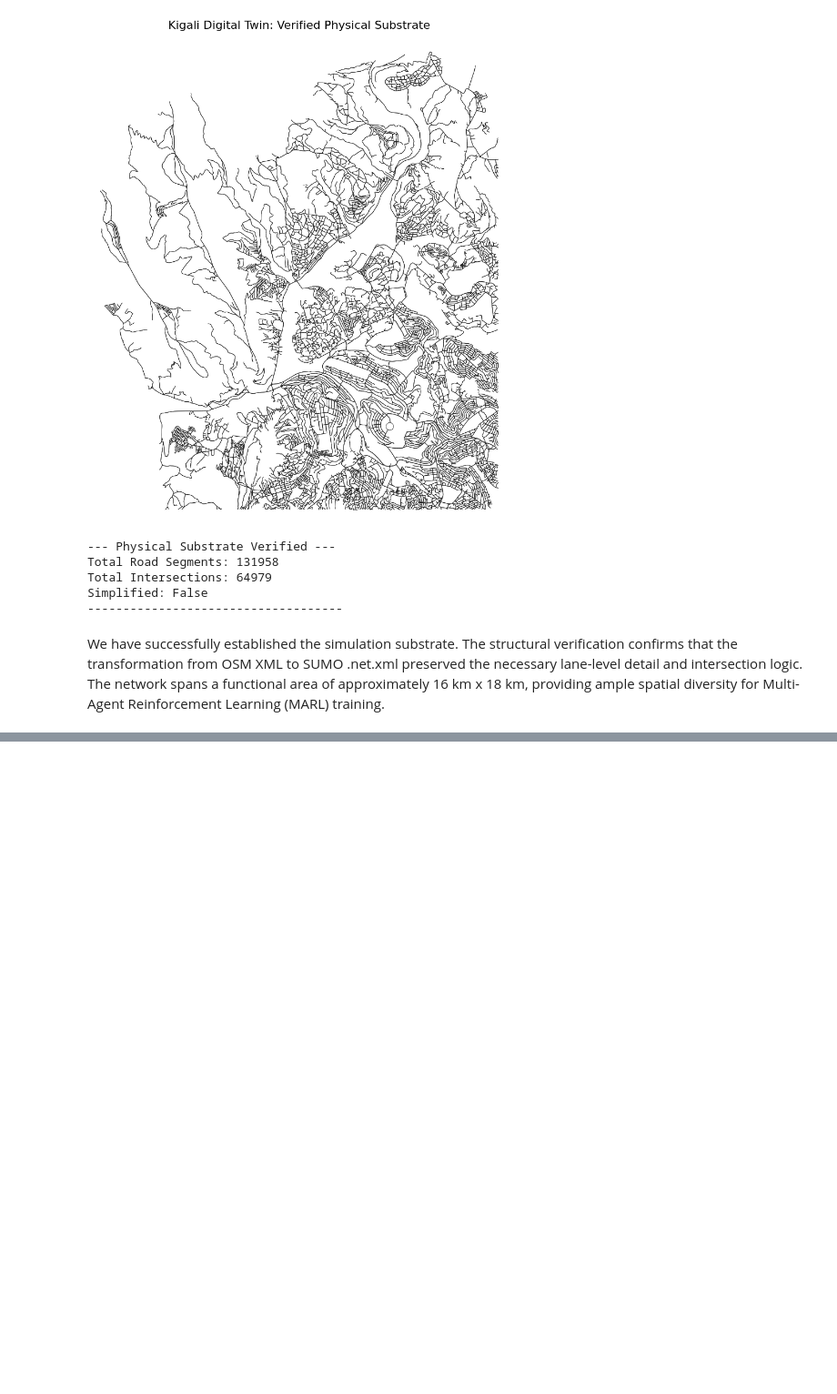
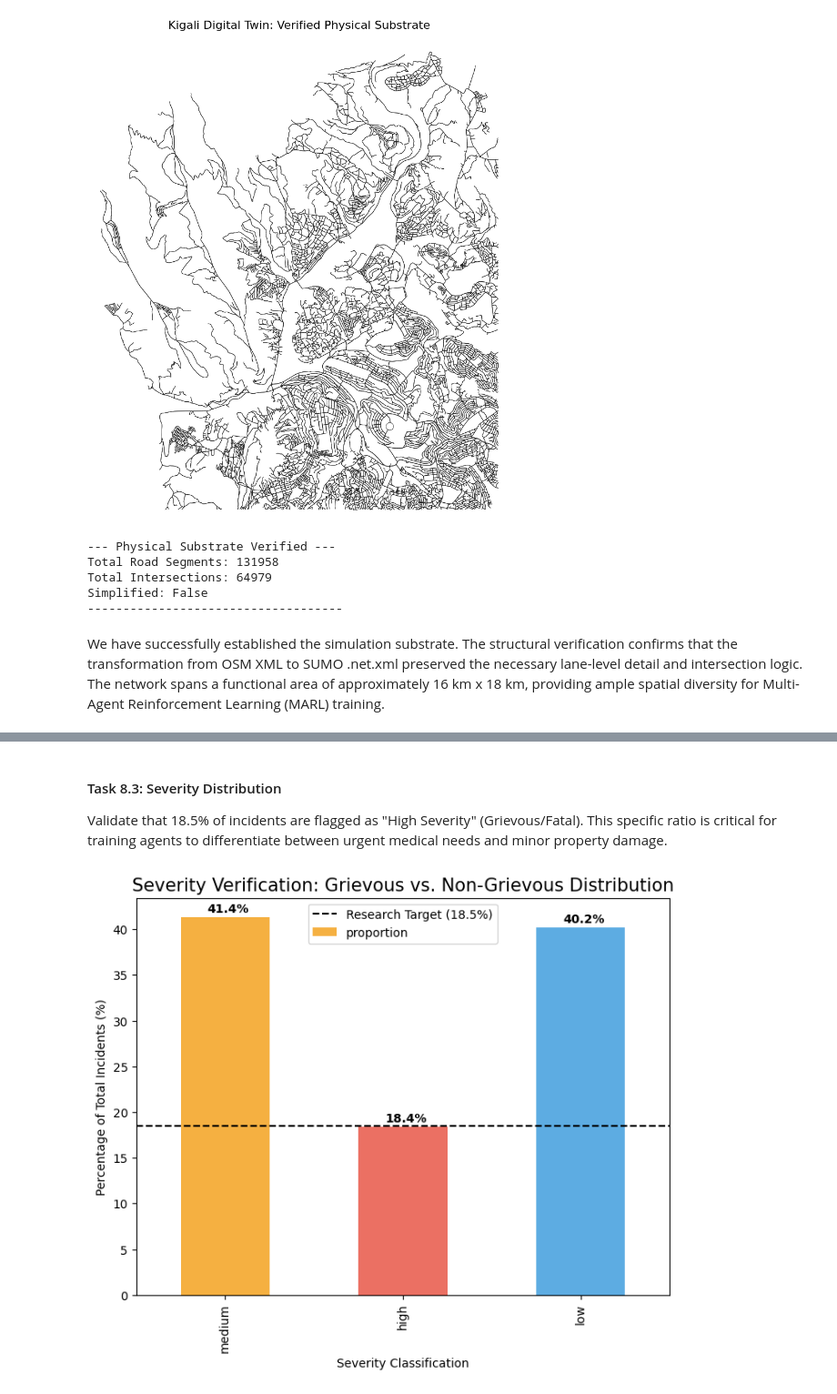
Before and after one commit to Christianib003/kigali-ems-pipeline-optimization, a Jupyter notebook: notebooks/01_data_extraction.ipynb, the cells around one changed output, grey strips where cells are left out. Shown at 91% size. Saved outputs shown, nothing was run; the diff lists cells and outputs as text; code cells hidden in the pictures; blank space fills up the shorter version.

```diff
--- a/notebooks/01_data_extraction.ipynb
+++ b/notebooks/01_data_extraction.ipynb
@@ -312,0 +447,23 @@ We have successfully established the simulation substrate. The structural verifi
+# %% [markdown]
+#### Task 8.3: Severity Distribution
+
+Validate that 18.5% of incidents are flagged as "High Severity" (Grievous/Fatal). This specific ratio is critical for training agents to differentiate between urgent medical needs and minor property damage.
+# %%
+severity_counts = incidents_df['severity'].value_counts(normalize=True) * 100
+
+plt.figure(figsize=(8, 6))
+colors = ['#f39c12', '#e74c3c', '#3498db'] # Medium, High, Low
+severity_counts.reindex(['medium', 'high', 'low']).plot(kind='bar', color=colors, alpha=0.8)
+
+plt.title("Severity Verification: Grievous vs. Non-Grievous Distribution", fontsize=15)
+plt.ylabel("Percentage of Total Incidents (%)")
+plt.xlabel("Severity Classification")
+plt.axhline(y=18.5, color='black', linestyle='--', label='Research Target (18.5%)')
+plt.legend()
+
+for i, v in enumerate(severity_counts.reindex(['medium', 'high', 'low'])):
+    plt.text(i - 0.1, v + 0.5, f"{v:.1f}%", fontweight='bold')
+
+plt.show()
+# %% [output]
+[figure, added]
```
Also changed, not shown: parts of 11 cells of this notebook.
